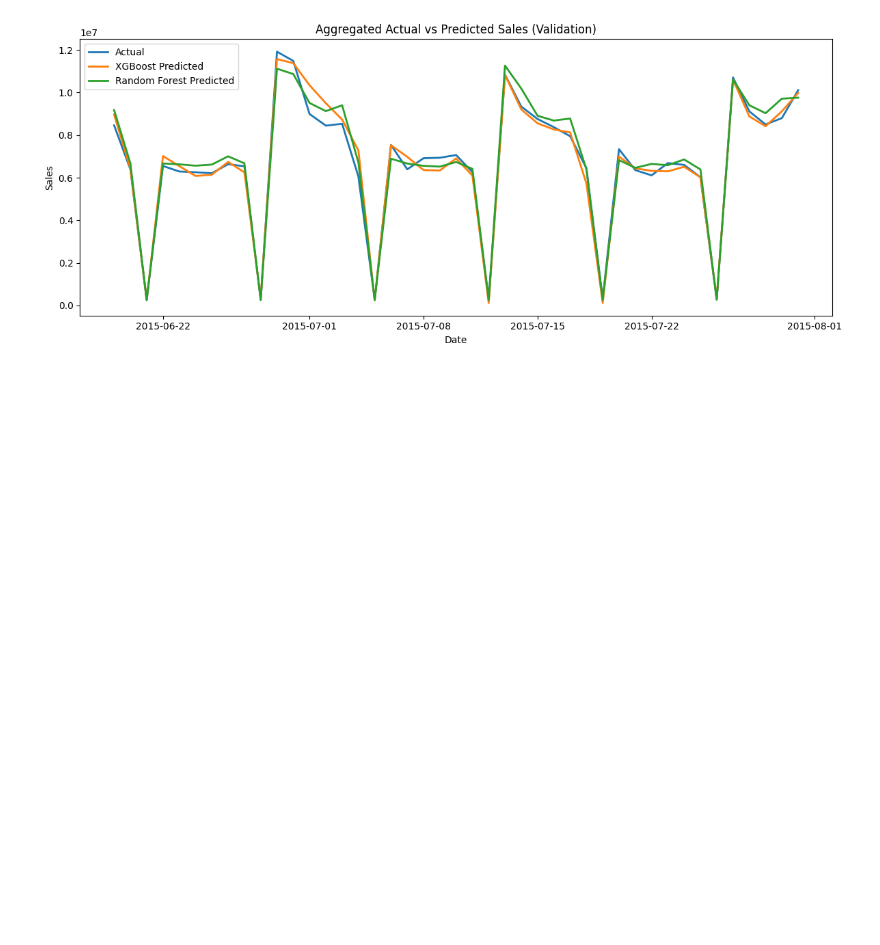
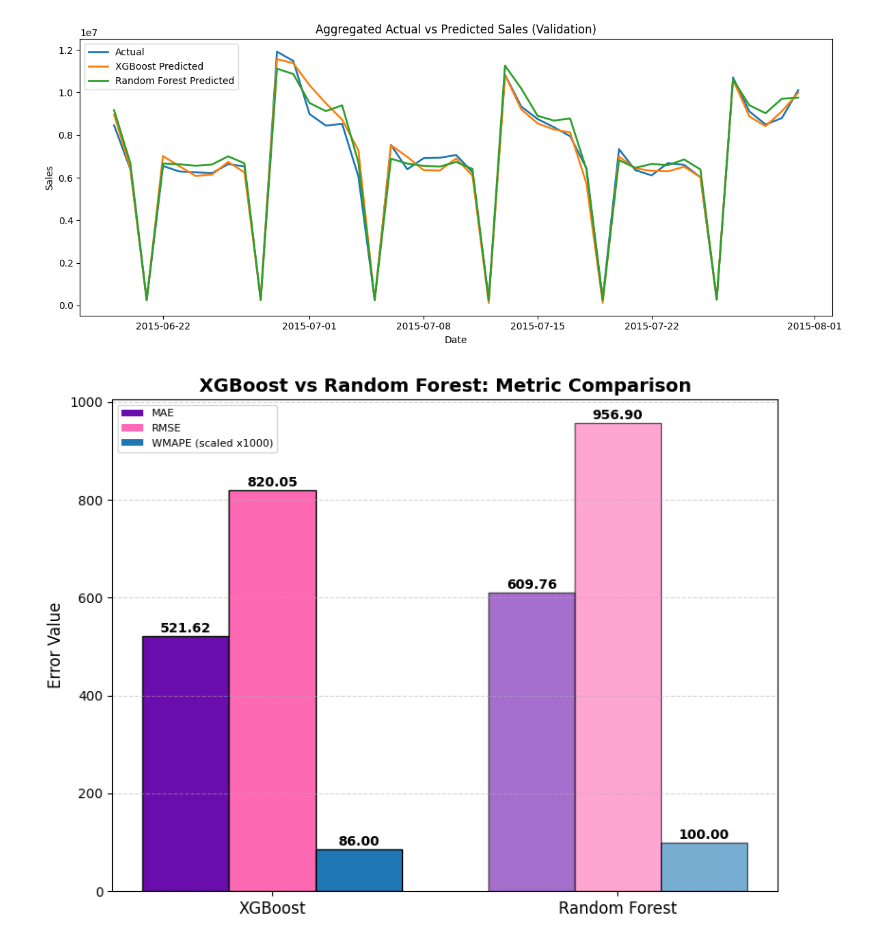
Before and after one commit to aminnademi/Predictive-Analysis, a Jupyter notebook: Predictive Analysis.ipynb, the cells around one changed output. Cells and saved outputs as stored; diff of their text form; code cells hidden in the pictures; blank space fills up the shorter version.

Commit message:
Add Another Comparison & Feature Importance Visualization

```diff
--- a/Predictive Analysis.ipynb
+++ b/Predictive Analysis.ipynb
@@ -329,3 +330,49 @@ plt.tight_layout()
 plt.show()
 # %% [output]
 [figure]
+# %%
+xgb_scores = [521.62, 820.05, 0.086*1000]
+rf_scores = [609.76, 956.90, 0.100*1000]
+metrics = ['MAE', 'RMSE', 'WMAPE (scaled x100)']
+colors = ['#6a0dad', '#ff69b4', '#1f77b4']
+
+models = ['XGBoost', 'Random Forest']
+x = np.arange(len(models))
+bar_width = 0.25
+
+plt.figure(figsize=(8,6))
+
+plt.bar(x[0] - bar_width, xgb_scores[0], width=bar_width, color=colors[0], edgecolor='k')
+plt.bar(x[0], xgb_scores[1], width=bar_width, color=colors[1], edgecolor='k')
+plt.bar(x[0] + bar_width, xgb_scores[2], width=bar_width, color=colors[2], edgecolor='k')
+
+plt.bar(x[1] - bar_width, rf_scores[0], width=bar_width, color=colors[0], alpha=0.6, edgecolor='k')
+plt.bar(x[1], rf_scores[1], width=bar_width, color=colors[1], alpha=0.6, edgecolor='k')
+plt.bar(x[1] + bar_width, rf_scores[2], width=bar_width, color=colors[2], alpha=0.6, edgecolor='k')
+
+plt.xticks(x, models, fontsize=12)
+plt.ylabel('Error Value', fontsize=12)
+plt.title('XGBoost vs Random Forest: Metric Comparison', fontsize=14, fontweight='bold')
+
+legend_elements = [
+    Patch(facecolor='#6a0dad', label='MAE'),
+    Patch(facecolor='#ff69b4', label='RMSE'),
+    Patch(facecolor='#1f77b4', label='WMAPE (scaled x1000)'),
+]
+plt.legend(handles=legend_elements, loc='upper left', fontsize=8)
+
+# For XGBoost
+plt.text(x[0] - bar_width, xgb_scores[0] + 2, f"{xgb_scores[0]:.2f}", ha='center', va='bottom', fontweight='bold')
+plt.text(x[0], xgb_scores[1] + 2, f"{xgb_scores[1]:.2f}", ha='center', va='bottom', fontweight='bold')
+plt.text(x[0] + bar_width, xgb_scores[2] + 2, f"{xgb_scores[2]:.2f}", ha='center', va='bottom', fontweight='bold')
+
+# For Random Forest
+plt.text(x[1] - bar_width, rf_scores[0] + 2, f"{rf_scores[0]:.2f}", ha='center', va='bottom', fontweight='bold')
+plt.text(x[1], rf_scores[1] + 2, f"{rf_scores[1]:.2f}", ha='center', va='bottom', fontweight='bold')
+plt.text(x[1] + bar_width, rf_scores[2] + 2, f"{rf_scores[2]:.2f}", ha='center', va='bottom', fontweight='bold')
+
+plt.grid(axis='y', linestyle='--', alpha=0.5)
+plt.tight_layout()
+plt.show()
+# %% [output]
+[figure, added]
```
Also changed, not shown: parts of 3 cells of this notebook.
